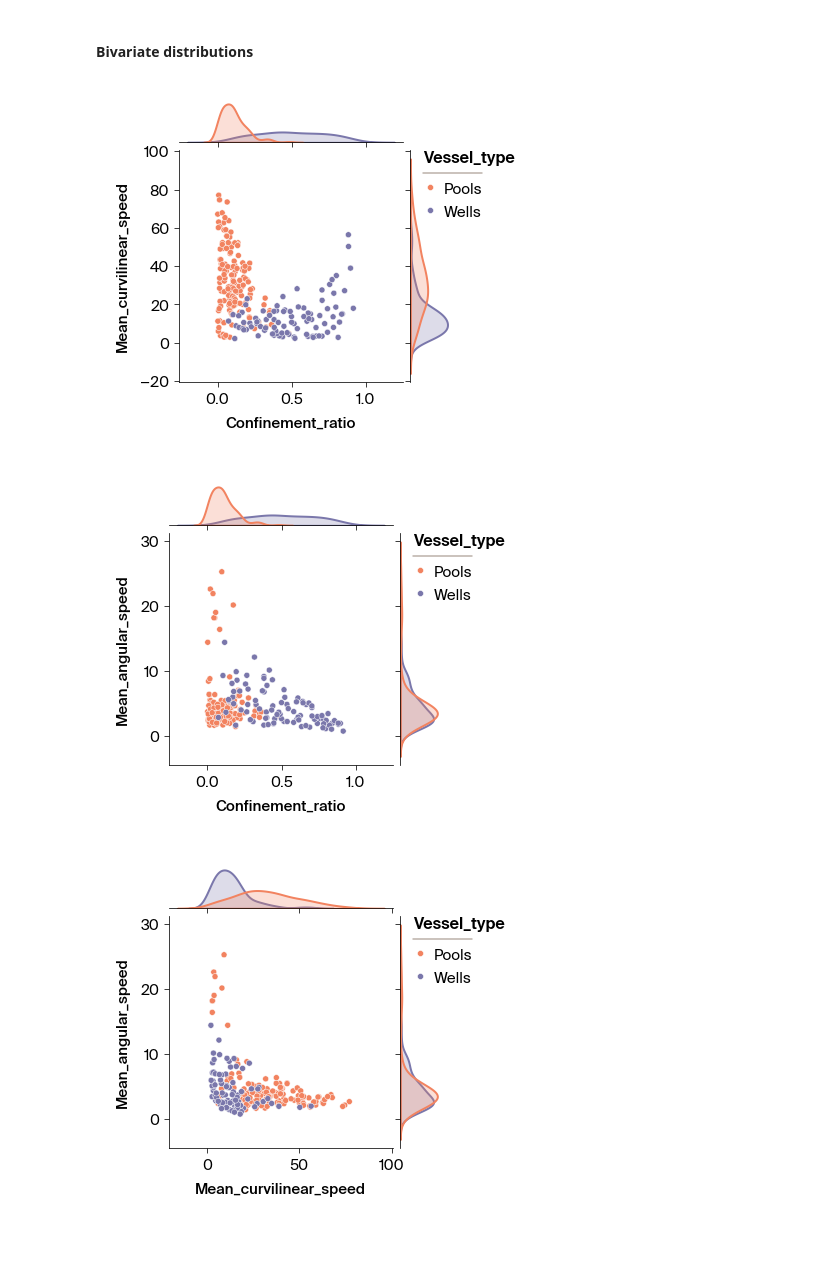
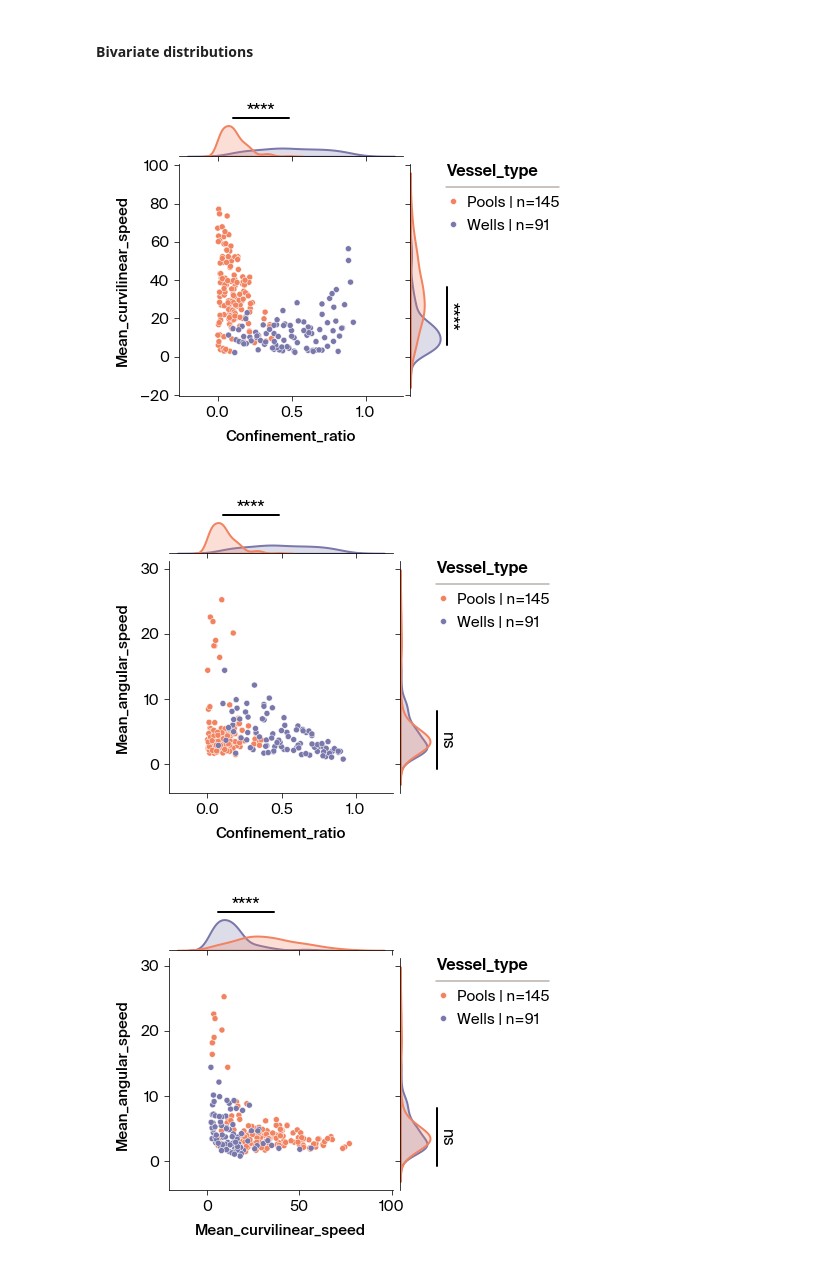
Before and after one commit to Arcadia-Science/2024-unicellular-tracking, a Jupyter notebook: notebooks/4_compare-motility-in-pools-vs-wells.ipynb, the cells around one changed output. Saved outputs shown, nothing was run; the diff lists cells and outputs as text; code cells hidden in the pictures; blank space fills up the shorter version.

```diff
--- a/notebooks/4_compare-motility-in-pools-vs-wells.ipynb
+++ b/notebooks/4_compare-motility-in-pools-vs-wells.ipynb
@@ -148,35 +129,32 @@ for experimental_variable in experimental_variables:
 ---
 # %% [markdown]
 #### Bivariate distributions
-# %%
-metrics_combinations = list(combinations(metrics_subset, 2))
-source = motility_metrics_dataframe.copy()
-
-# loop through experimental variables
-# (position in tube and time in water)
-for experimental_variable in experimental_variables:
-    # loop through combinations of metrics
-    for i, (metric_i, metric_j) in enumerate(metrics_combinations):
-        # render joint distribution
-        g = sns.JointGrid(
-            data=source,
-            x=metric_i,
-            y=metric_j,
-            hue=experimental_variable,
-            palette=palettes[experimental_variable],
-            height=5,
-        )
-
-        # aesthetics
-        g.plot_joint(sns.scatterplot, legend=True)
-        g.plot_marginals(sns.kdeplot, lw=2, fill=True, common_norm=False)
-        sns.move_legend(g.ax_joint, "upper right", bbox_to_anchor=(1.5, 1))
-        apc.mpl.style_plot(g.ax_joint)
-
-        # save figure
-        panel = string.ascii_uppercase[i]
-        plt.savefig(f"../results/figure-7{panel}.svg")
-# %% [output]
-[figure, removed]
-[figure, removed]
-[figure, removed]
+# %%
+metrics_combinations = list(combinations(metrics_subset, 2))
+source = motility_metrics_dataframe.copy()
+
+# loop through experimental variables
+for experimental_variable in experimental_variables:
+    # loop through combinations of motility metrics
+    for i, (metric_i, metric_j) in enumerate(metrics_combinations):
+        # render joint distributions with stats
+        g = joint_grid_with_stats(
+            data=source,
+            x_variable=metric_i,
+            y_variable=metric_j,
+            hue=experimental_variable,
+            palette=palettes[experimental_variable],
+            height=5,
+        )
+
+        # aesthetics
+        sns.move_legend(g.ax_joint, "upper right", bbox_to_anchor=(1.7, 1))
+        apc.mpl.style_plot(g.ax_joint)
+
+        # save figure
+        panel = string.ascii_uppercase[i]
+        plt.savefig(f"../results/figure-6{panel}.svg")
+# %% [output]
+[figure, added]
+[figure, added]
+[figure, added]
```
Also changed, not shown: parts of 5 cells of this notebook.
